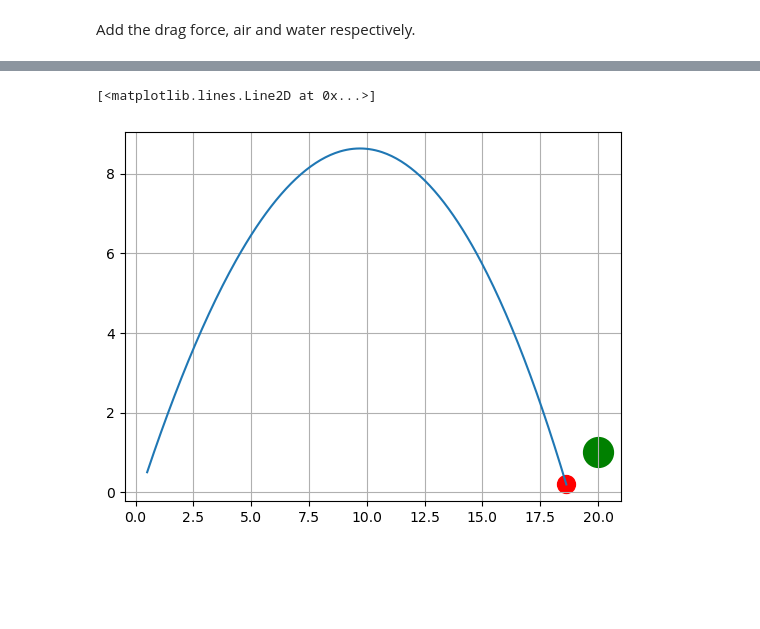
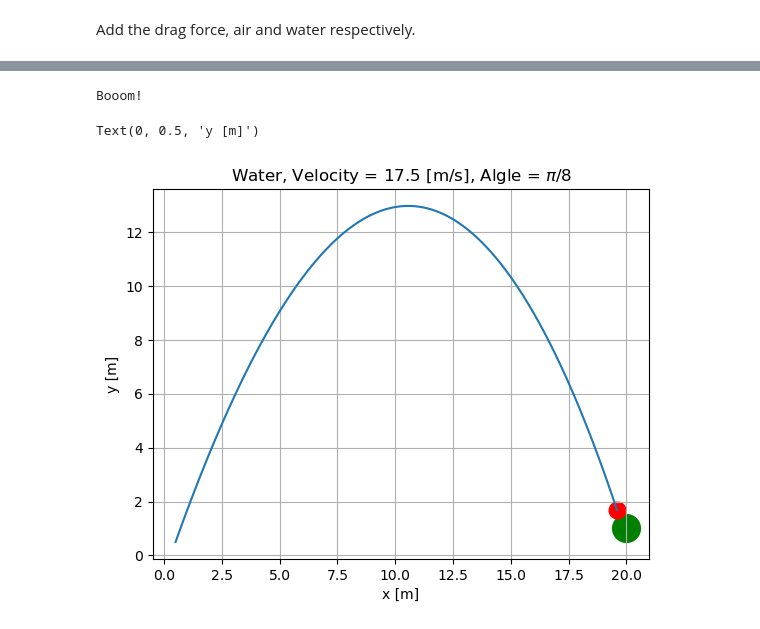
Before and after one commit to yygarypeng/pi-calculation-comphyslab-HW1, a Jupyter notebook: HW1_code/HW1.3.ipynb, the cells around one changed output, grey strips where cells are left out. Drawn from its saved outputs; the diff is of its cells as text; code cells hidden in the pictures; blank space fills up the shorter version.

```diff
--- a/HW1_code/HW1.3.ipynb
+++ b/HW1_code/HW1.3.ipynb
@@ -14,6 +14,7 @@ import matplotlib.pyplot as plt
 # %%
 dt = 0.01
 g = const.g
+tor = 0.03 # (+ 0.05 --> tolerance)
 mass = 5 # kg
 R = 0.3 # bird radius [meter]
 R_T = 0.5 # target radius [meter]
@@ -22,14 +23,14 @@ PosX = 0.5
 PosY = 0.5
 # The size of the playground
 D_x = 100
-D_y = 0 + R
+D_y = 0 + R + tor
 # Target position [meter, meter]
 T = [20, 1]
-# collide parameter (+ 0.05 --> tolerance)
-PosSec = R + R_T + 0.05
+# collide parameter
+PosSec = R + R_T + tor
 # specify the point size
-s_bird = np.square(43 * R) # the point area (cm^2)
-s_pig = np.square(43 * R_T) # the point area (cm^2)
+s_bird = np.square(40 * R) # the point area (cm^2)
+s_pig = np.square(40 * R_T) # the point area (cm^2)
 # %% [markdown]
 Normal condition
 # %%
@@ -127,16 +132,21 @@ Booom!
 # %%
 # in water
 
-# bird's velocity and angel
-Vel = 15
-theta = np.pi/6
+# bird's velocity and angle
+Vel = 17.5
+n = 8
+theta = np.pi/n
 
 eta_water = 1E-2
 tr_water = tr(PosX, PosY, Vel, theta, eta_water)
 plt.scatter(T[0], T[1], s_pig, c = 'g')
 plt.scatter(tr_water[2], tr_water[3], s_bird, c = 'r')
 plt.grid()
 plt.plot(tr_water[0], tr_water[1])
+plt.title(f'Water, Velocity = {Vel} [m/s], Algle = $\pi$/{n}')
+plt.xlabel('x [m]')
+plt.ylabel('y [m]')
 # %% [output]
-[<matplotlib.lines.Line2D at 0x...>]
+Booom!
+Text(0, 0.5, 'y [m]')
-[figure, old version]
+[figure, new version]
```
Also changed, not shown: parts of 2 cells of this notebook, 4 other files.
